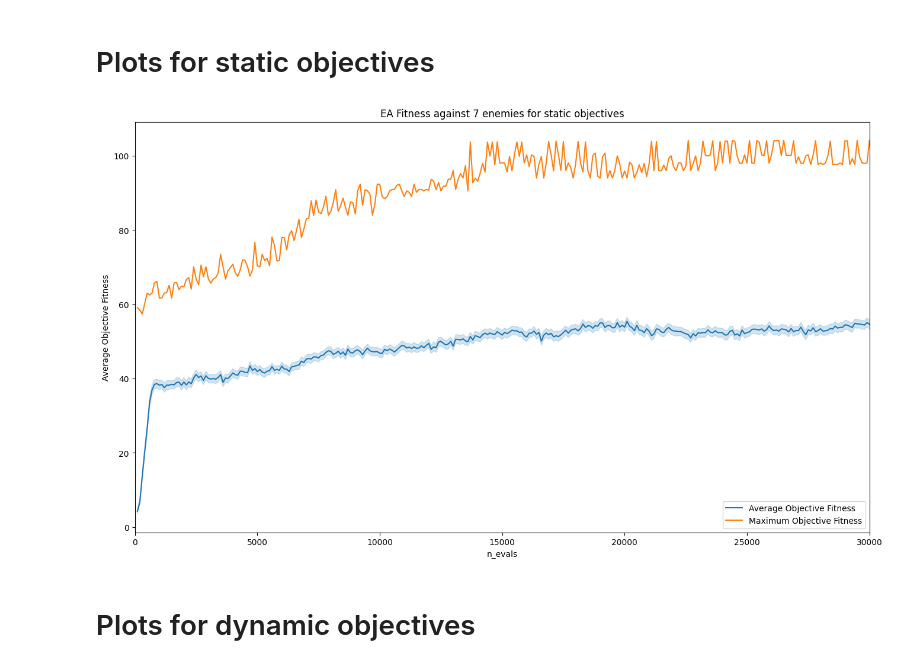
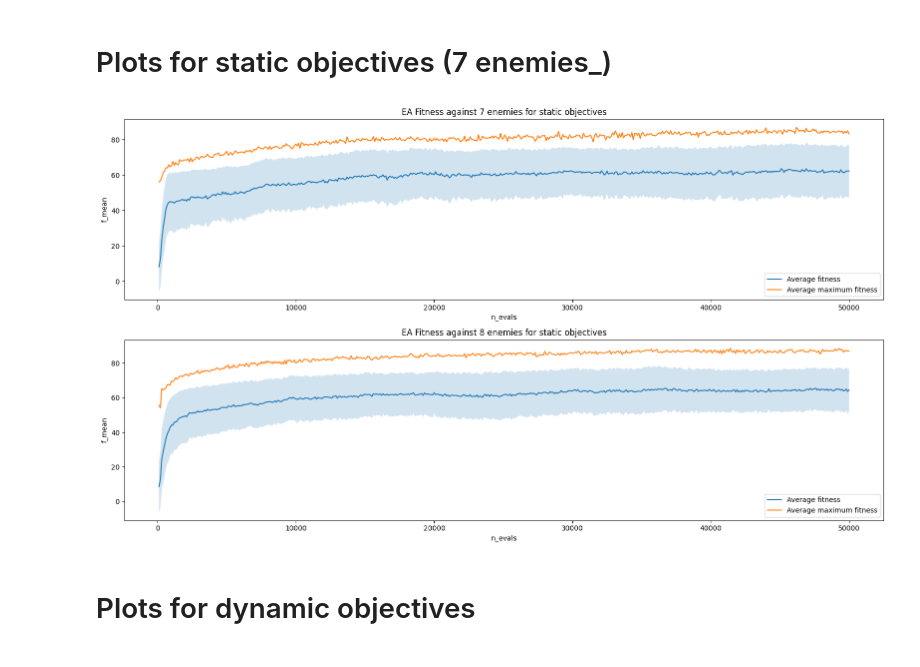
Before and after one commit to fif911/evolutionary_algorithms, a Jupyter notebook: plot.ipynb, the cells around one changed output. Saved outputs shown, nothing was run; the diff lists cells and outputs as text; code cells hidden in the pictures.

```diff
--- a/plot.ipynb
+++ b/plot.ipynb
@@ -7,4 +7,4 @@ import seaborn as sns
 
 import matplotlib.pyplot as plt
 # %% [markdown]
-# Plots for static objectives
+# Plots for static objectives (7 enemies_)
@@ -37,24 +11,57 @@ solutions_8_max = solutions_8.groupby('n_evals').max().rename(columns={'Average
-# %%
-import matplotlib.pyplot as plt
-fig, ax = plt.subplots(figsize=(16, 9))
-
-# Plot mean and std
-sns.lineplot(data=solutions_7, x='n_evals', y='Average Objective Fitness',
-             ax=ax, label='Average Objective Fitness')
-
-# Plot max
-sns.lineplot(data=solutions_7_max, x='n_evals', y='Maximum Objective Fitness',
-             ax=ax, label='Maximum Objective Fitness')
-
-# Plot legend
-ax.legend(loc=4)
-ax.set_title('EA Fitness against 7 enemies for static objectives')
-
-# Show
-plt.xlim(0, 30000)
-plt.show();
-# %% [output]
-[figure, removed]
+# %%
+solutions = dict()
+solutions[7] = []
+solutions[8] = []
+
+fig, ax = plt.subplots(2, figsize=(16, 9))
+for i, n_enemies in enumerate([7, 8]):
+    fitness_mean_grouped = []
+    fitness_max_grouped = []
+    fitness_std_grouped = []
+
+    for s in os.listdir(f'plotdata/Static objectives {n_enemies} enemies trained'):
+        if s.endswith('.csv'):
+            df = pd.read_csv(f'plotdata/Static objectives {n_enemies} enemies trained/{s}')
+            f = [f'f{j}' for j in range(1, n_enemies+1)]
+            df['f_mean'] = df[f].mean(axis=1)
+
+            fitness_mean = df[['n_evals', 'n_gens', 'f_mean']].groupby(['n_evals', 'n_gens']).mean().reset_index()
+            fitness_mean = fitness_mean.set_index('n_evals')['f_mean']
+            fitness_mean_grouped.append(fitness_mean)
+
+            fitness_max = df[['n_evals', 'n_gens', 'f_mean']].groupby(['n_evals', 'n_gens']).max().reset_index().rename(columns={'mean_obj': 'max_obj'})
+            fitness_max = fitness_max.set_index('n_evals')['f_mean']
+            fitness_max_grouped.append(fitness_max)
+
+            fitness_std = df[['n_evals', 'n_gens', 'f_mean']].groupby(['n_evals', 'n_gens']).std().reset_index().rename(columns={'mean_obj': 'std_obj'})
+            fitness_std = fitness_std.set_index('n_evals')['f_mean']
+            fitness_std_grouped.append(fitness_std)
+
+    fitness_mean_agg = pd.concat(fitness_mean_grouped).groupby('n_evals').mean()
+    fitness_max_agg = pd.concat(fitness_max_grouped).groupby('n_evals').mean()
+    fitness_std_agg = pd.concat(fitness_std_grouped).groupby('n_evals').mean()
+
+    # Plot average and max
+    sns.lineplot(fitness_mean_agg,
+                ax=ax[i], label='Average fitness')
+    sns.lineplot(fitness_max_agg,
+                ax=ax[i], label='Average maximum fitness')
+
+    ax[i].fill_between(fitness_mean_agg.index,
+                        fitness_mean_agg - fitness_std_agg,
+                        fitness_mean_agg + fitness_std_agg,
+                        alpha=0.2)
+
+
+    # Plot legend
+    ax[i].legend(loc=4)
+    ax[i].set_title(f'EA Fitness against {n_enemies} enemies for static objectives')
+
+# Show
+fig.tight_layout()
+plt.show();
+# %% [output]
+[figure, added]
 # %% [markdown]
 # Plots for dynamic objectives
 # %%
```
Also changed, not shown: parts of 7 cells of this notebook.
